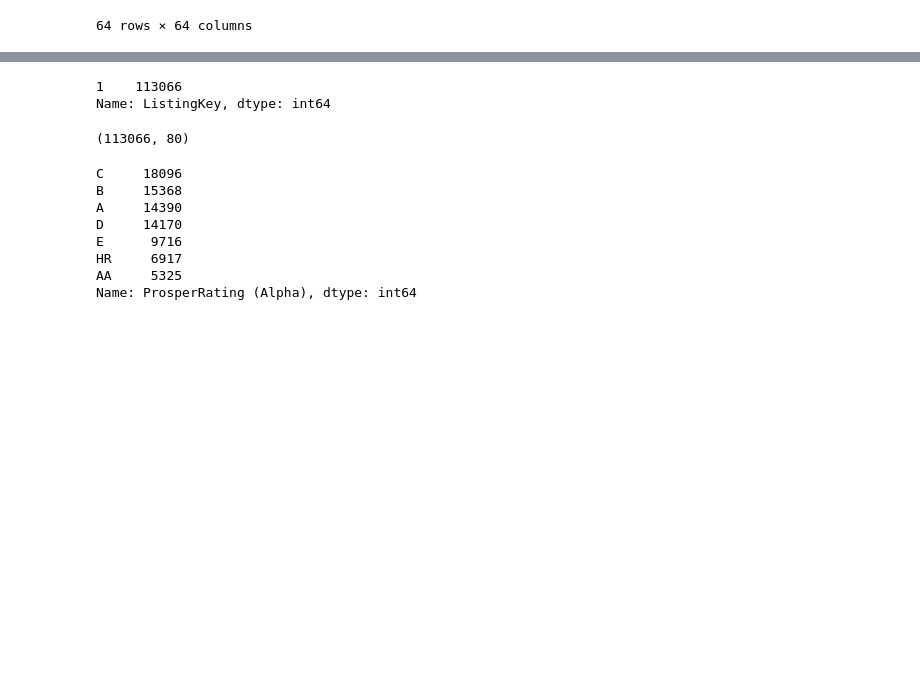
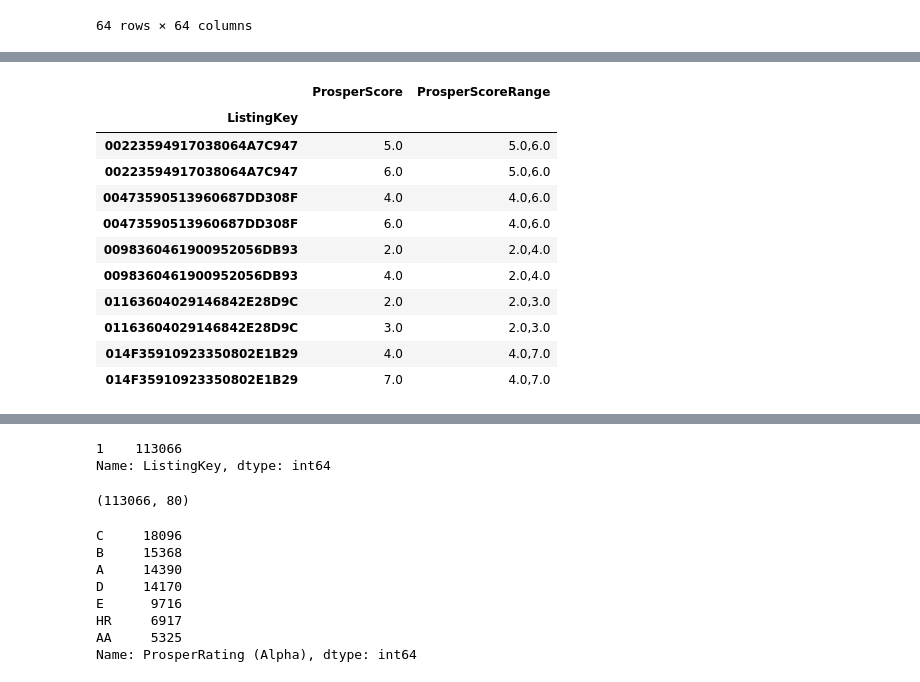
Before and after one commit to alf808/preposterous-octopus, a Jupyter notebook: exploratory_loan_data.ipynb, the cells around one changed output, grey strips where cells are left out. Drawn from its saved outputs; the diff is of its cells as text; code cells hidden in the pictures; blank space fills up the shorter version.

```diff
--- a/exploratory_loan_data.ipynb
+++ b/exploratory_loan_data.ipynb
@@ -190,0 +252,3 @@ pld.drop(['ProsperScore'], axis=1, inplace=True)
+# %%
+lk_ps_df = lk_ps_df.sort_values(by=['ListingKey', 'ProsperScore'])
+lk_ps_df.count()
@@ -190,0 +259,10 @@ pld.drop(['ProsperScore'], axis=1, inplace=True)
+# %%
+# create a new column ProsperScoreRange and set index to ListingKey
+lk_ps_df['ProsperScoreRange'] = None
+lk_ps_df = lk_ps_df.set_index(['ListingKey'])
+# %%
+# create a dictionary with key as ListingKey and the ProsperScore range as value
+psr_dict = {}
+for lk in dup_listing_idx:
+    psr_dict[lk] = lk_ps_df.loc[lk]['ProsperScore'].tolist()
+list(psr_dict.items())[:10]
@@ -190,0 +280,21 @@ pld.drop(['ProsperScore'], axis=1, inplace=True)
+# %%
+# place all the new range value from the dictionary into dataframe
+for k, v in psr_dict.items():
+    vstr = [str(i) for i in v]
+    yy = ",".join(vstr)
+    lk_ps_df.loc[k, 'ProsperScoreRange'] = yy
+# %%
+lk_ps_df.head(10)
+# %% [output]
+|  | ProsperScore | ProsperScoreRange |
+| ListingKey |  |  |
+| 00223594917038064A7C947 | 5.0 | 5.0,6.0 |
+| 00223594917038064A7C947 | 6.0 | 5.0,6.0 |
+| 00473590513960687DD308F | 4.0 | 4.0,6.0 |
+| 00473590513960687DD308F | 6.0 | 4.0,6.0 |
+| 0098360461900952056DB93 | 2.0 | 2.0,4.0 |
+| 0098360461900952056DB93 | 4.0 | 2.0,4.0 |
+| 01163604029146842E28D9C | 2.0 | 2.0,3.0 |
+| 01163604029146842E28D9C | 3.0 | 2.0,3.0 |
+| 014F35910923350802E1B29 | 4.0 | 4.0,7.0 |
+| 014F35910923350802E1B29 | 7.0 | 4.0,7.0 |
```
Also changed, not shown: parts of 62 cells of this notebook, 1 other file.
